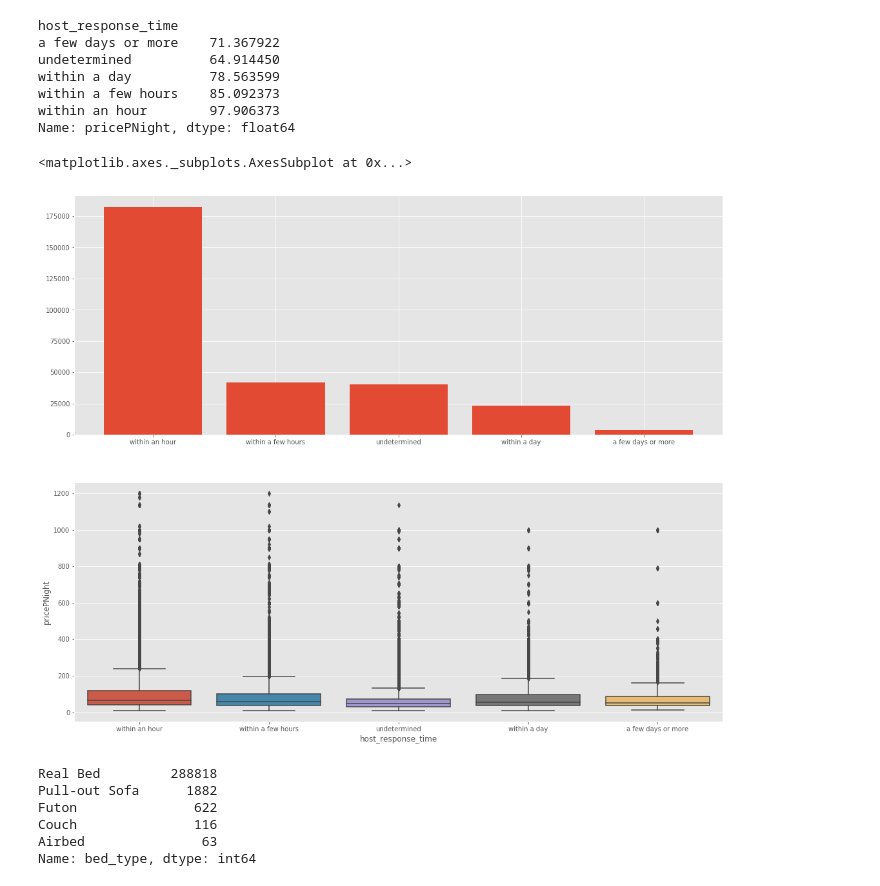
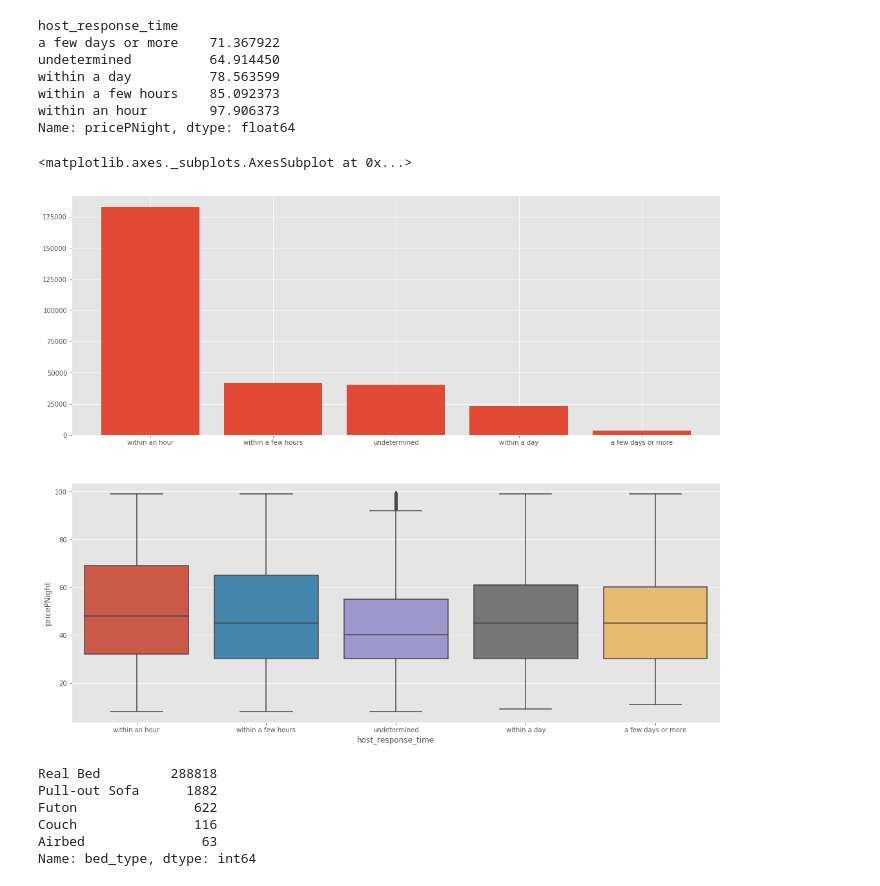
Before and after one commit to guiruha/TFMAirBNB, a Jupyter notebook: Presentación kick off Proyecto TFM Airbnb.ipynb, the cells around one changed output. Cells and saved outputs as stored; diff of their text form; code cells hidden in the pictures.

```diff
--- a/Presentación kick off Proyecto TFM Airbnb.ipynb
+++ b/Presentación kick off Proyecto TFM Airbnb.ipynb
@@ -244,10 +281,10 @@ df[df['pricePNight']<10][['price', 'minimum_nights', 'pricePNight']]
 # %%
 pricePNight = []
-for x, y in zip(df['price'], df['minimum_nights']):
-    if x > 300 and y > 5:
-        pricePNight.append(x/y)
+for price, nights in zip(df['price'], df['minimum_nights']):
+    if nights > 2 and price > 300:
+        pricePNight.append(price/nights)
     else:
-        pricePNight.append(x)
+        pricePNight.append(price)
 df['pricePNight'] = pricePNight
 # %%
 df['pricePNight'].describe()
@@ -263,2 +300,4 @@ max        1200.000000
 Name: pricePNight, dtype: float64
+# %%
+df = df[df['pricePNight']<1000]
 # %%
@@ -282,7 +321,7 @@ df[(df['pricePNight']<10)&(df['minimum_nights']>3)][['name', 'price', 'minimum_n
 | 265711 | Alojamento en barrio de Gracia.. | 370.0 | 60 | 6.166667 |
 | 281537 | Alojamento en barrio de Gracia.. | 370.0 | 60 | 6.166667 |
 # %%
-Droprow = df[(df['pricePNight']<10)&(df['minimum_nights']>3)].index
+Droprow = df[(df['pricePNight']<9)&(df['minimum_nights']>3)].index
 df.drop(Droprow, axis = 0, inplace = True)
 # %%
 df['pricePNight'].describe()
@@ -299,3 +367,5 @@ Name: pricePNight, dtype: float64
+# %%
+df = df[df['pricePNight']<999]
 # %%
 df.shape
 # %% [output]
@@ -393,10 +525,10 @@ Name: pricePNight, dtype: float64
 # %%
 fig, ax = plt.subplots(2, 1, figsize = (18, 15))
 ax[0].bar(df['host_response_time'].value_counts().index, df['host_response_time'].value_counts())
-sns.boxplot(df['host_response_time'], df['pricePNight'])
+sns.boxplot(df['host_response_time'], df[df['pricePNight']<100]['pricePNight'])
 # %% [output]
 <matplotlib.axes._subplots.AxesSubplot at 0x...>
-[figure, old version]
+[figure, new version]
 # %%
 df['bed_type'].value_counts()
 # %% [output]
```
Also changed, not shown: parts of 59 cells of this notebook, 1 other file.
